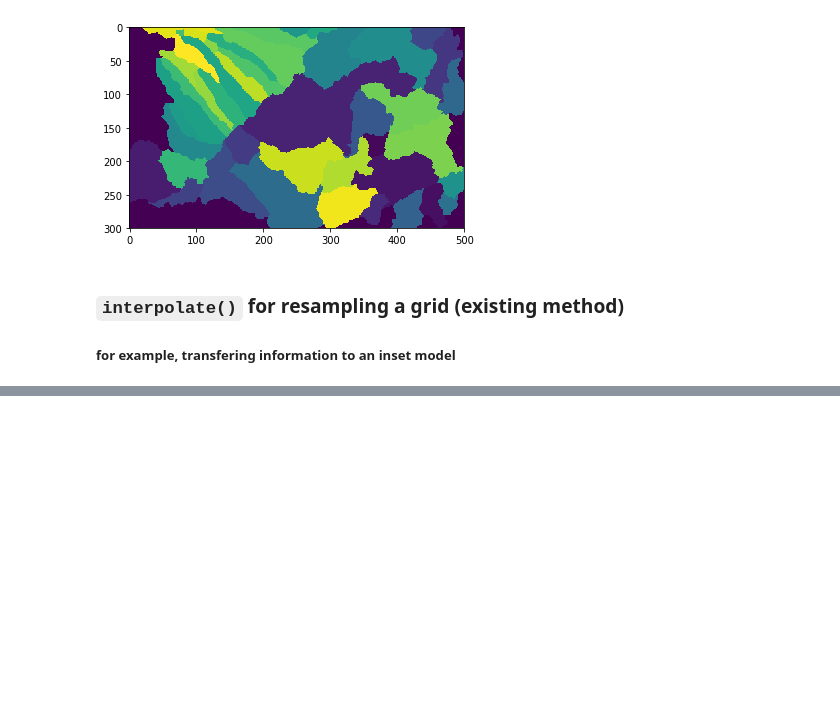
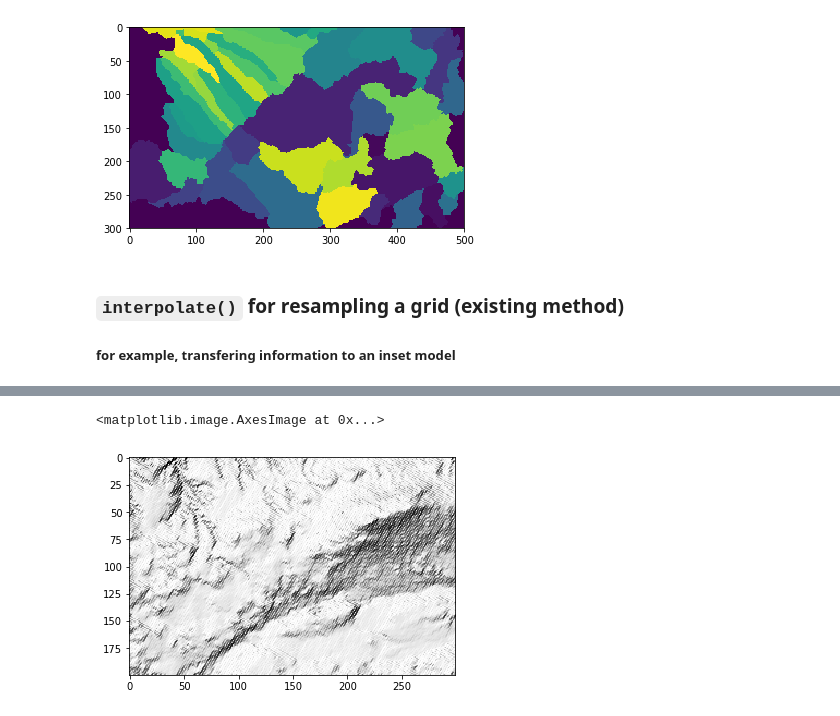
Before and after one commit to aleaf/flopy, a Jupyter notebook: examples/Notebooks/SpatialReference_demo.ipynb, the cells around one changed output, grey strips where cells are left out. Saved outputs shown, nothing was run; the diff lists cells and outputs as text; code cells hidden in the pictures; blank space fills up the shorter version.

```diff
--- a/examples/Notebooks/SpatialReference_demo.ipynb
+++ b/examples/Notebooks/SpatialReference_demo.ipynb
@@ -211,0 +227,5 @@ sr2 = SpatialReference(delc=np.ones(nrow)*dxy, delr=np.ones(ncol)*dxy,
+# %%
+plt.imshow(ls.hillshade(interp), cmap='Greys_r')
+# %% [output]
+<matplotlib.image.AxesImage at 0x...>
+[figure, added]
```
Also changed, not shown: parts of 13 cells of this notebook, 1 other file.
